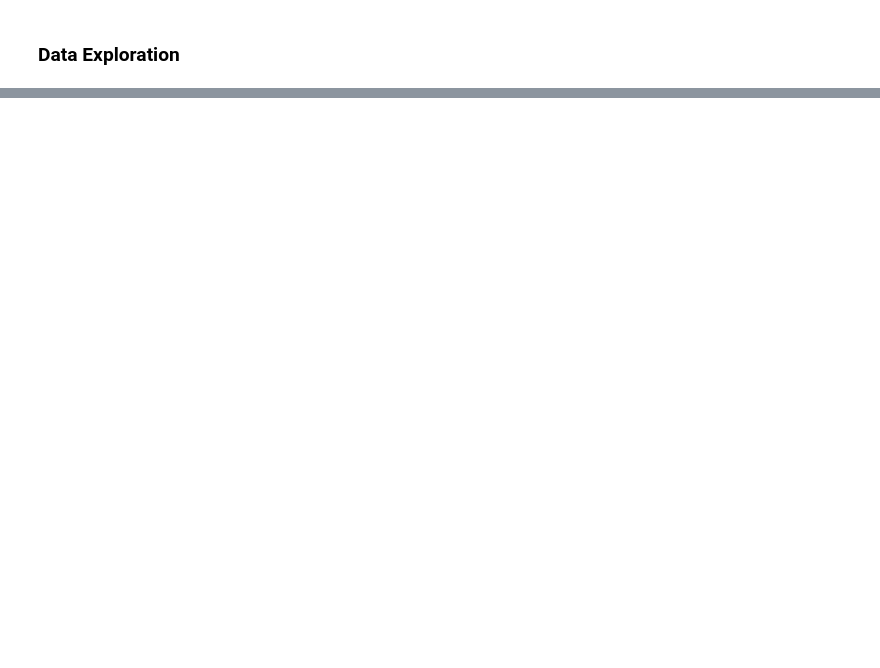
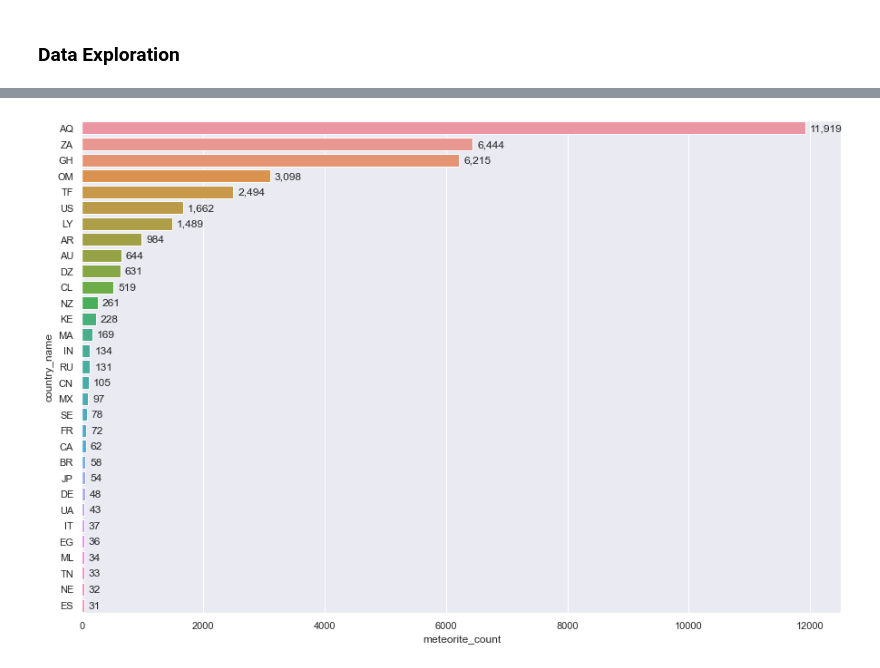
Before and after one commit to carl-schick-ds/meteorite-landings, a Jupyter notebook: meteorite-landings.ipynb, the cells around one changed output, grey strips where cells are left out. Cells and saved outputs as stored; diff of their text form; code cells hidden in the pictures; blank space fills up the shorter version.

```diff
--- a/meteorite-landings.ipynb
+++ b/meteorite-landings.ipynb
@@ -277,0 +310,20 @@ gdf.plot(ax=world.boundary.plot(figsize=(20, 12)), marker='o', color='salmon', m
+# %%
+sns.set(rc={"figure.figsize":(15, 10)})
+meteorite_counts = pd.DataFrame(meteorite_data.groupby(['country_name']).size().reset_index(name='meteorite_count'))
+meteorite_counts.sort_values(by='meteorite_count', ascending=False, inplace=True)
+# print(meteorite_counts['meteorite_count'].value_counts())
+
+mask = meteorite_counts['meteorite_count'] > 25
+g = sns.barplot(data=meteorite_counts[mask], x='meteorite_count', y='country_name')
+
+for p in g.patches:
+    pass
+    _x = p.get_x() + p.get_width() + float(75)
+    _y = p.get_y() + p.get_height() - (p.get_height()*0.25)
+    value = '{:,.0f}'.format(p.get_width())
+    # value = '{:.1f}'.format(p.get_width())
+    g.text(_x, _y, value, ha="left")
+
+# print(meteorite_counts)
+# %% [output]
+[figure, added]
```
Also changed, not shown: parts of 18 cells of this notebook, 2 other files.
